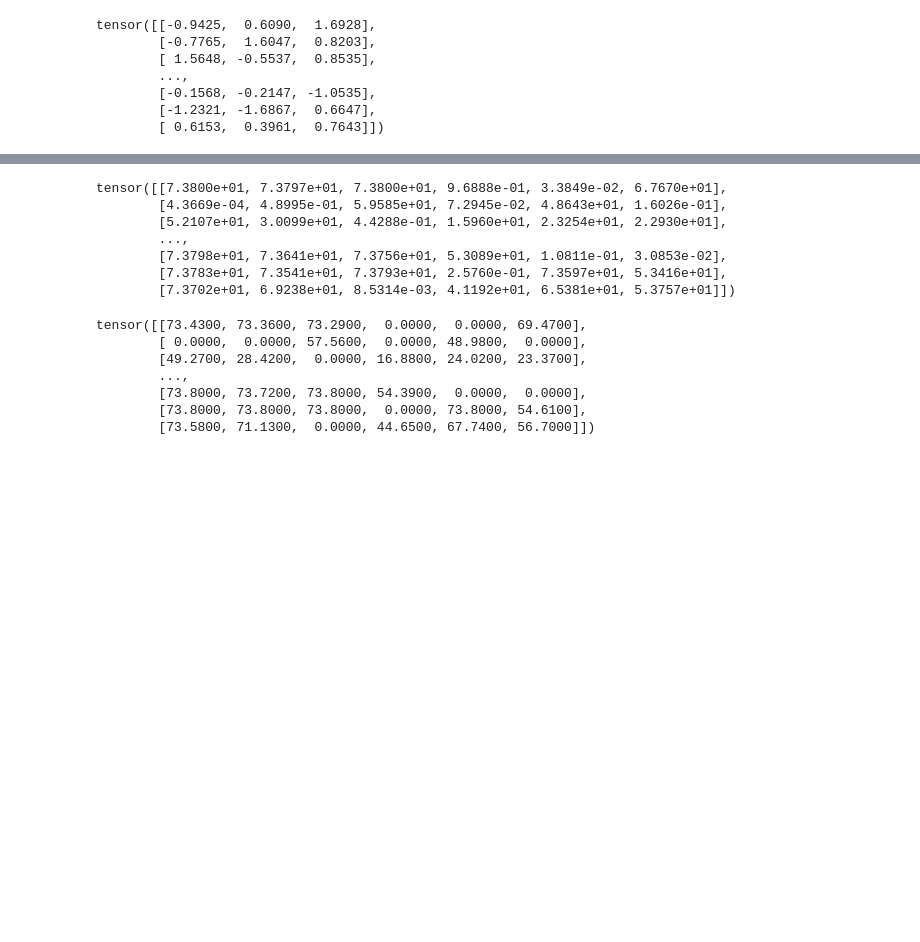
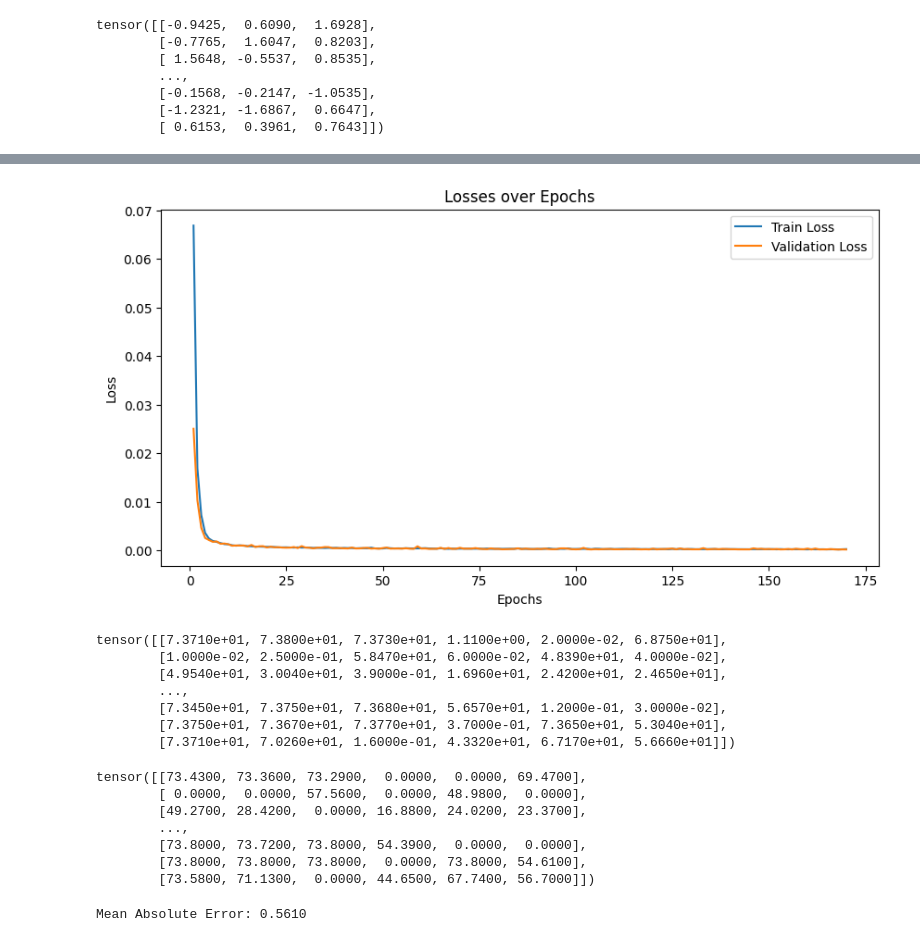
Before and after one commit to Adil7777/TensegrityWithLinearlyActuatedStruts, a Jupyter notebook: model.ipynb, the cells around one changed output, grey strips where cells are left out. Cells and saved outputs as stored; diff of their text form; code cells hidden in the pictures; blank space fills up the shorter version.

```diff
--- a/model.ipynb
+++ b/model.ipynb
@@ -95,11 +109,15 @@ class LinearlyActuatedStruts(nn.Module):
     def forward(self, x):
         return self.model(x)
 # %%
-model = LinearlyActuatedStruts()  # assuming you defined the class before
+model = LinearlyActuatedStruts()
 criterion = nn.MSELoss()
 optimizer = optim.Adam(model.parameters(), lr=1e-3)
 
-num_epochs = 100
+num_epochs = 170
+
+train_losses = []
+val_losses = []
+counter = 1
 
 for epoch in range(num_epochs):
     model.train()
@@ -113,6 +131,7 @@ for epoch in range(num_epochs):
         train_loss += loss.item() * inputs.size(0)
 
     train_loss /= len(train_loader.dataset)
+    train_losses.append(train_loss)
 
     # Validation
     model.eval()
@@ -123,6 +142,9 @@ for epoch in range(num_epochs):
             loss = criterion(outputs, targets)
             val_loss += loss.item() * inputs.size(0)
     val_loss /= len(val_loader.dataset)
+    val_losses.append(val_loss)
 
-    print(f"Epoch {epoch+1}/{num_epochs} | Train Loss: {train_loss:.4f} | Val Loss: {val_loss:.4f}")
+    if counter % 10 == 0:
+        print(f"Epoch {epoch+1}/{num_epochs} | Train Loss: {train_loss:.4f} | Val Loss: {val_loss:.4f}")
+    counter += 1
 # %% [output]
@@ -146,3 +168,19 @@ Epoch 100/100 | Train Loss: 0.0002 | Val Loss: 0.0002
+# %%
+def plot_losses(train_loss, val_loss):
+    epochs = np.arange(1, len(train_loss) + 1)
+    plt.figure(figsize=(10, 5))
+    plt.plot(epochs, train_loss, label='Train Loss')
+    plt.plot(epochs, val_loss, label='Validation Loss')
+    plt.title('Losses over Epochs')
+    plt.xlabel('Epochs')
+    plt.ylabel('Loss')
+    plt.legend()
+    plt.show()
+
+
+plot_losses(train_losses, val_losses)
+# %% [output]
+[figure, added]
 # %%
 model.eval()
 with torch.no_grad():
@@ -152,16 +190,16 @@ with torch.no_grad():
 pred_real = predictions * 73.8
 # %%
 y_test_scaled = y_test * 73.8
-
+pred_real = torch.round(pred_real, decimals=2)
 print(pred_real)
 # %% [output]
-tensor([[7.3800e+01, 7.3797e+01, 7.3800e+01, 9.6888e-01, 3.3849e-02, 6.7670e+01],
-        [4.3669e-04, 4.8995e-01, 5.9585e+01, 7.2945e-02, 4.8643e+01, 1.6026e-01],
-        [5.2107e+01, 3.0099e+01, 4.4288e-01, 1.5960e+01, 2.3254e+01, 2.2930e+01],
+tensor([[7.3710e+01, 7.3800e+01, 7.3730e+01, 1.1100e+00, 2.0000e-02, 6.8750e+01],
+        [1.0000e-02, 2.5000e-01, 5.8470e+01, 6.0000e-02, 4.8390e+01, 4.0000e-02],
+        [4.9540e+01, 3.0040e+01, 3.9000e-01, 1.6960e+01, 2.4200e+01, 2.4650e+01],
         ...,
-        [7.3798e+01, 7.3641e+01, 7.3756e+01, 5.3089e+01, 1.0811e-01, 3.0853e-02],
-        [7.3783e+01, 7.3541e+01, 7.3793e+01, 2.5760e-01, 7.3597e+01, 5.3416e+01],
-        [7.3702e+01, 6.9238e+01, 8.5314e-03, 4.1192e+01, 6.5381e+01, 5.3757e+01]])
+        [7.3450e+01, 7.3750e+01, 7.3680e+01, 5.6570e+01, 1.2000e-01, 3.0000e-02],
+        [7.3750e+01, 7.3670e+01, 7.3770e+01, 3.7000e-01, 7.3650e+01, 5.3040e+01],
+        [7.3710e+01, 7.0260e+01, 1.6000e-01, 4.3320e+01, 6.7170e+01, 5.6660e+01]])
 # %%
 print(y_test_scaled)
 # %% [output]
@@ -172,3 +210,9 @@ tensor([[73.4300, 73.3600, 73.2900,  0.0000,  0.0000, 69.4700],
         [73.8000, 73.7200, 73.8000, 54.3900,  0.0000,  0.0000],
         [73.8000, 73.8000, 73.8000,  0.0000, 73.8000, 54.6100],
         [73.5800, 71.1300,  0.0000, 44.6500, 67.7400, 56.7000]])
+# %%
+# Calculate the mean absolute error
+mae = torch.mean(torch.abs(pred_real - y_test_scaled))
+print(f'Mean Absolute Error: {mae.item():.4f}')
+# %% [output]
+Mean Absolute Error: 0.5610
```
Also changed, not shown: parts of 3 cells of this notebook.
